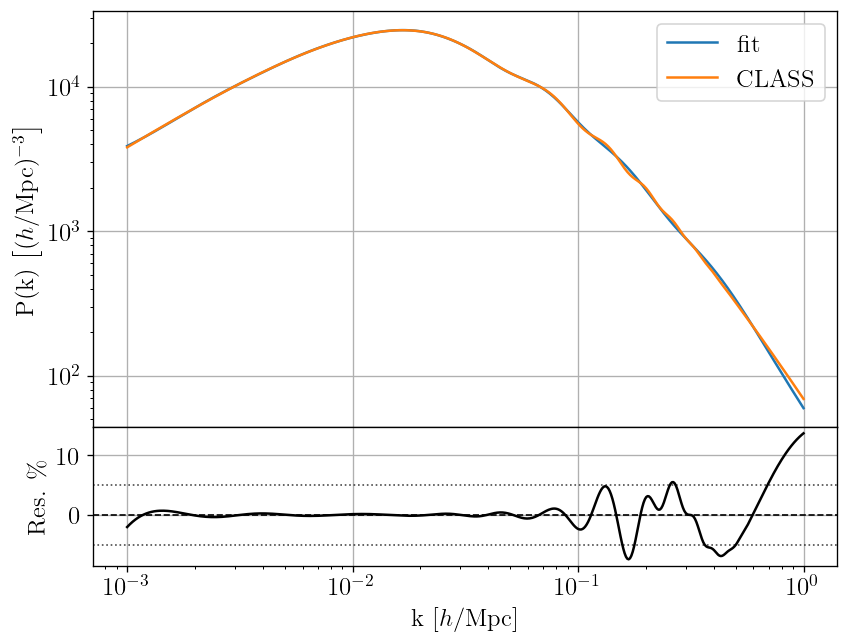
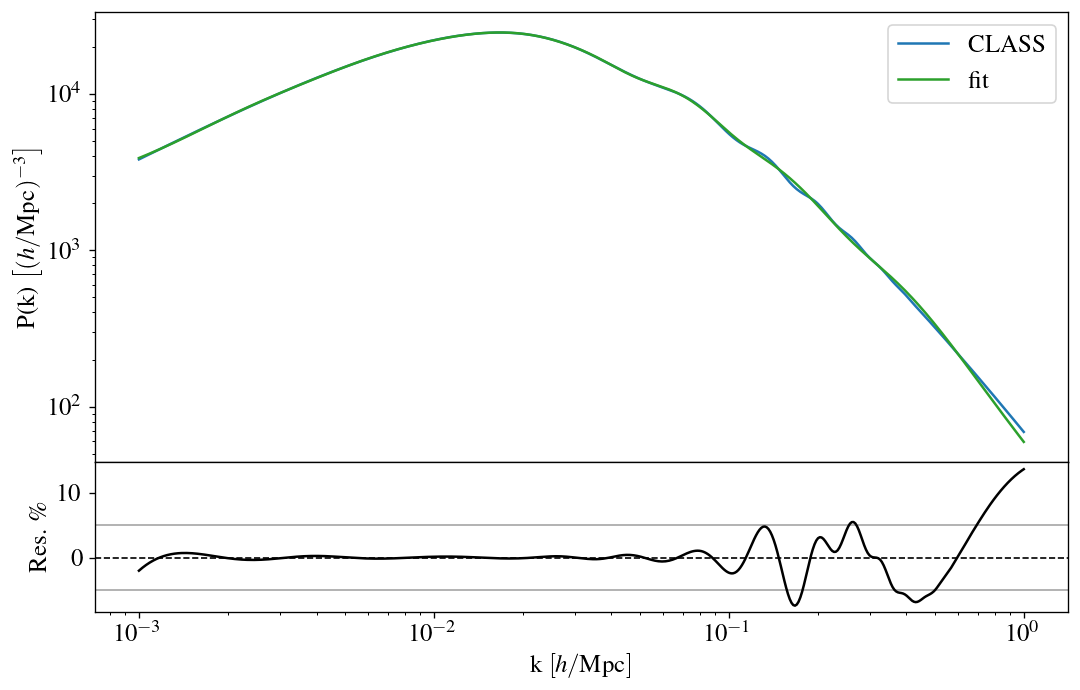
Code edit (unified diff) that turned the first committed figure into the second:
--- before
+++ after
@@ -57,26 +57,29 @@
 residuals = 100*(1 - Pk_fit/Pk)
 
-fig = plt.figure(figsize=(8, 6))
+fig = plt.figure(figsize=(9.25, 6))
 gs = GridSpec(2, 1, height_ratios=[3, 1], hspace=0)
 
 # Main plot (data + fit)
 ax1 = fig.add_subplot(gs[0])
-ax1.plot(k/h, Pk_fit*h**3, label="fit")
-ax1.plot(k/h, Pk*h**3, label="CLASS")
+ax1.plot(k/h, Pk*h**3, color="tab:blue", label="CLASS")
+ax1.plot(k/h, Pk_fit*h**3, color="tab:green", label="fit")
 ax1.set_ylabel(rf"P(k) $\left[(h/\mathrm{{Mpc}})^{{-3}}\right]$")
 ax1.set_xscale("log")
 ax1.set_yscale("log")
 ax1.legend()
-ax1.grid()
-
+#ax1.grid()
+#
 # Residual plot (same x-axis)
 ax2 = fig.add_subplot(gs[1], sharex=ax1)
 ax2.axhline(0, color='black', linestyle='--', linewidth=1)
-ax2.axhline(-5, color='black', alpha=0.7, linestyle=':', linewidth=1)
-ax2.axhline(5, color='black', alpha=0.7, linestyle=':', linewidth=1)
+ax2.axhline(-5, color='grey', alpha=0.7, linestyle='-', linewidth=1)
+ax2.axhline(5, color='grey', alpha=0.7, linestyle='-', linewidth=1)
 ax2.plot(k/h, residuals, color='black', label="Residuals")
 #ax2.set_ylim(-7, 7)
+
 ax2.set_xlabel(rf"k $\left[h/\mathrm{{Mpc}}\right]$")
 ax2.set_ylabel(r"Res. $\%$")
 ax2.set_xscale("log")
-ax2.grid()
+#ax2.grid()
+plt.tight_layout()
+plt.savefig("PS_fit.pdf")

Commit: all integrals up to tensor_red_two are working, for the case cos12=1. class_test doesnt work properly yet